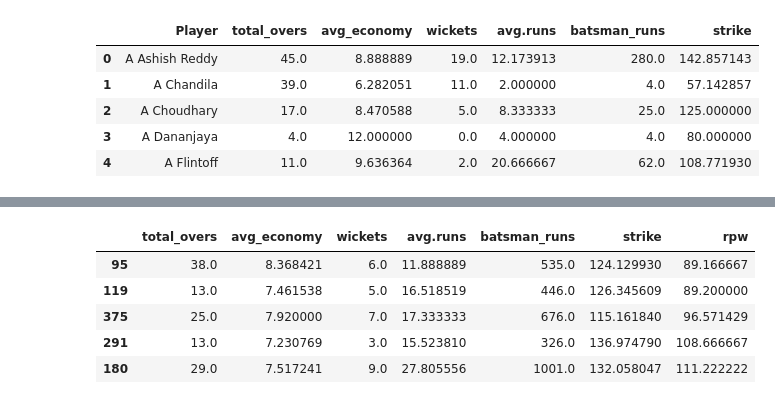
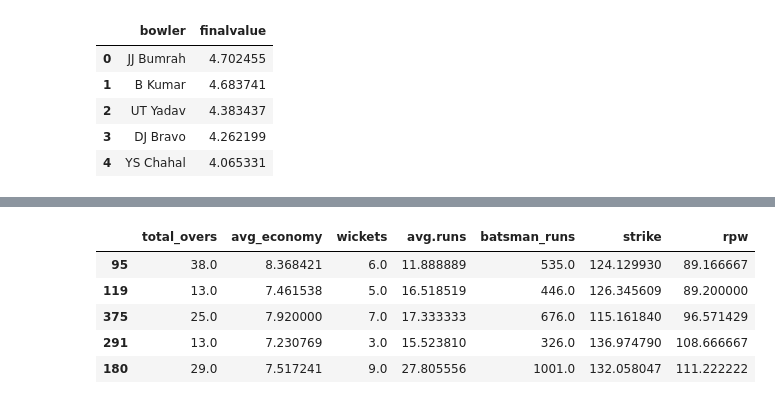
Before and after one commit to Ishita-Kedia/IPL_Analysis, a Jupyter notebook: allrounder.ipynb, the cells around one changed output, grey strips where cells are left out. Cells and saved outputs as stored; diff of their text form; code cells hidden in the pictures.

```diff
--- a/allrounder.ipynb
+++ b/allrounder.ipynb
@@ -17,0 +7,6 @@ ar2.to_csv('allr.csv',index=False)
+# %%
+bo=pd.read_csv('finalbowl1.csv')
+ba=pd.read_csv('finalbat.csv')
+ba=ba.drop(columns=['values819','values1617','values1819'])
+bo=bo.drop(columns=['values819','values1617','values1819'])
+ba.head()
@@ -18,9 +20,9 @@ ar2.to_csv('allr.csv',index=False)
 # %%
-ar2.head()
+bo.head()
 # %% [output]
-|  | Player | total_overs | avg_economy | wickets | avg.runs | batsman_runs | strike |
-| 0 | A Ashish Reddy | 45.0 | 8.888889 | 19.0 | 12.173913 | 280.0 | 142.857143 |
-| 1 | A Chandila | 39.0 | 6.282051 | 11.0 | 2.000000 | 4.0 | 57.142857 |
-| 2 | A Choudhary | 17.0 | 8.470588 | 5.0 | 8.333333 | 25.0 | 125.000000 |
-| 3 | A Dananjaya | 4.0 | 12.000000 | 0.0 | 4.000000 | 4.0 | 80.000000 |
-| 4 | A Flintoff | 11.0 | 9.636364 | 2.0 | 20.666667 | 62.0 | 108.771930 |
+|  | bowler | finalvalue |
+| 0 | JJ Bumrah | 4.702455 |
+| 1 | B Kumar | 4.683741 |
+| 2 | UT Yadav | 4.383437 |
+| 3 | DJ Bravo | 4.262199 |
+| 4 | YS Chahal | 4.065331 |
```
Also changed, not shown: parts of 10 cells of this notebook, 10 other files.
